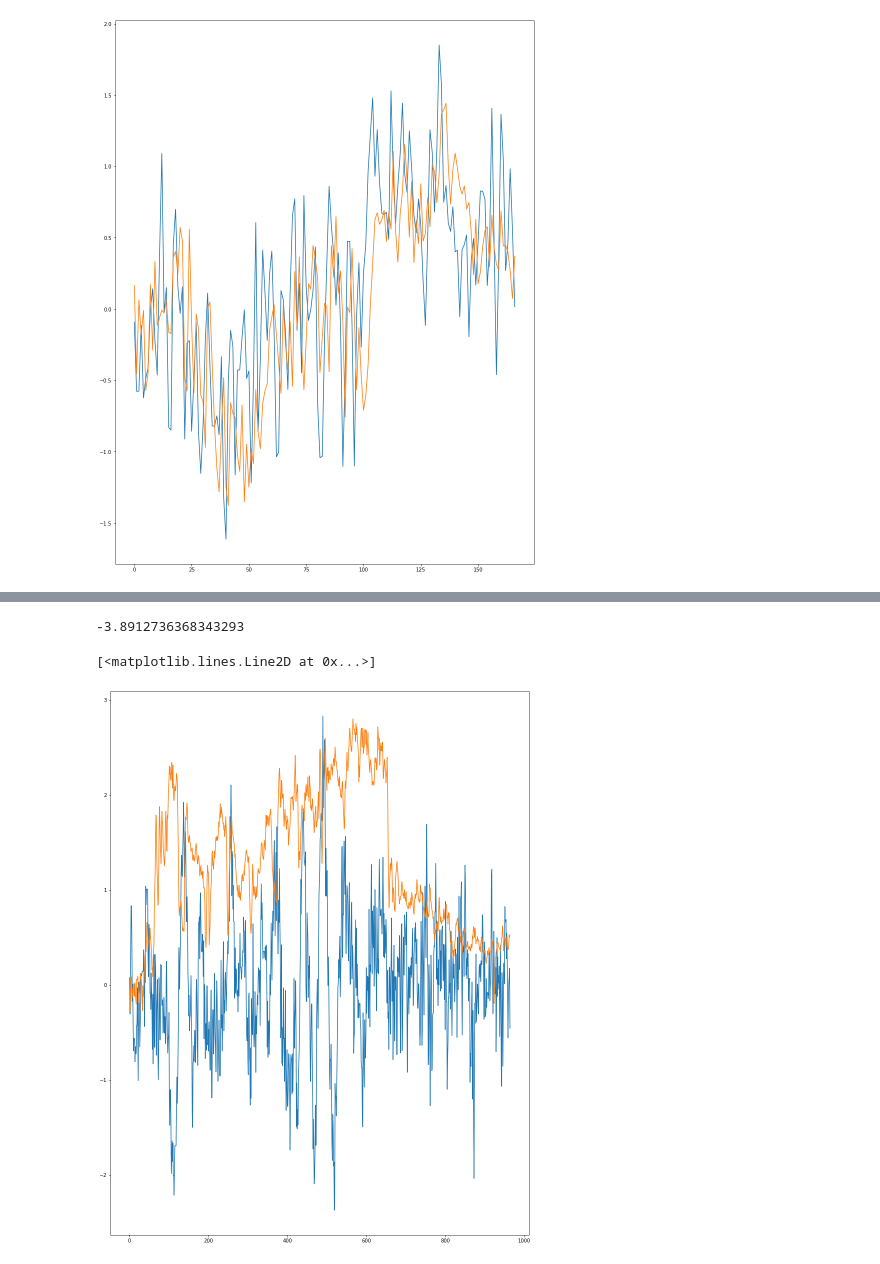
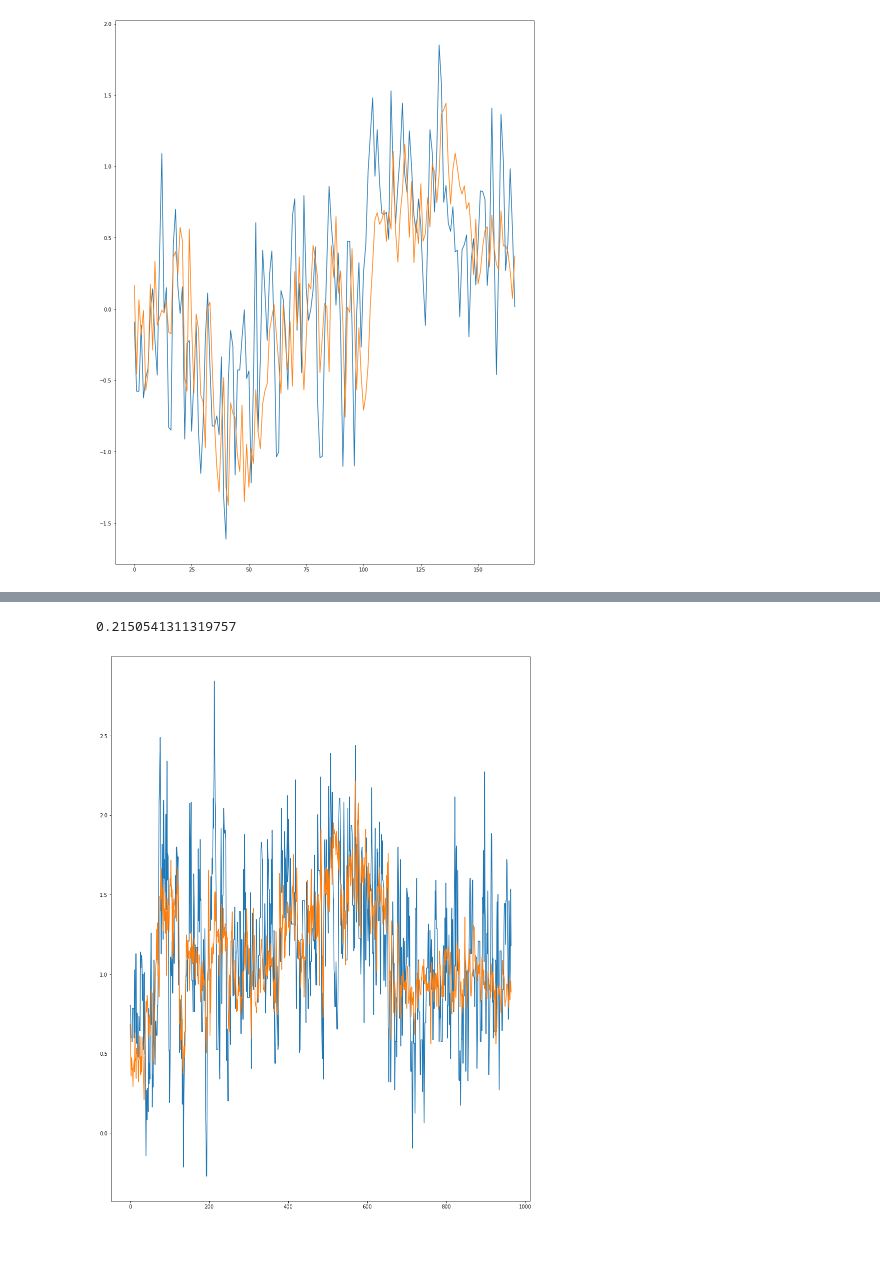
Before and after one commit to kubasikora/MI-Projekt, a Jupyter notebook: GeneticFinal.ipynb, the cells around one changed output, grey strips where cells are left out. Cells and saved outputs as stored; diff of their text form; code cells hidden in the pictures.

```diff
--- a/GeneticFinal.ipynb
+++ b/GeneticFinal.ipynb
@@ -272,7 +272,7 @@ A_learn = createModelMatrix(u_learn, optimM)
 df0l = pd.DataFrame(A_learn)
 print(df0l.shape)
 print(output_learn_cut.shape)
-df0l.insert(dfl0.shape[1]-1, "y_verif", output_learn_cut)
+df0l.insert(df0l.shape[1]-1, "y_learn", output_learn_cut)
 [train0, test0] = train_test_split(df0l, train_size=TRAINTESTRATIO, random_state=0)
 
 u_learn1, y_learn1 = prepareSignals(scaledDataFrames[1], inputs, output)
@@ -283,7 +283,7 @@ output_verif_cut1 = y_verif1[maxDelay : numberOfSamples - maxOrder]
 A_learn1 = createModelMatrix(u_learn1, optimM)
 
 df1l = pd.DataFrame(A_learn1)
-df1l.insert(df1l.shape[1]-1, "y_verif", output_learn_cut1)
+df1l.insert(df1l.shape[1]-1, "y_learn", output_learn_cut1)
 [train1, test1] = train_test_split(df1l, train_size=TRAINTESTRATIO, random_state=0)
 
 u_learn2, y_learn2 = prepareSignals(scaledDataFrames[2], inputs, output)
@@ -294,7 +294,7 @@ output_verif_cut2 = y_verif2[maxDelay : numberOfSamples - maxOrder]
 A_learn2 = createModelMatrix(u_learn2, optimM)
 
 df2l = pd.DataFrame(A_learn2)
-df2l.insert(df2l.shape[1]-1, "y_verif", output_learn_cut2)
+df2l.insert(df2l.shape[1]-1, "y_learn", output_learn_cut2)
 [train2, test2] = train_test_split(df2l, train_size=TRAINTESTRATIO, random_state=0)
 
 u_learn3, y_learn3 = prepareSignals(scaledDataFrames[3], inputs, output)
@@ -305,16 +305,16 @@ output_verif_cut3 = y_verif3[maxDelay : numberOfSamples - maxOrder]
 A_learn3 = createModelMatrix(u_learn3, optimM)
 
 df3l = pd.DataFrame(A_learn3)
-df3l.insert(df3l.shape[1]-1, "y_verif", output_learn_cut3)
+df3l.insert(df3l.shape[1]-1, "y_learn", output_learn_cut3)
 [train3, test3] = train_test_split(df3l, train_size=TRAINTESTRATIO, random_state=0)
 
-print(train0["y_verif"].values.shape)
-print(train1["y_verif"].values.shape)
-print(train2["y_verif"].values.shape)
-print(train3["y_verif"].values.shape)
+print(train0["y_learn"].values.shape)
+print(train1["y_learn"].values.shape)
+print(train2["y_learn"].values.shape)
+print(train3["y_learn"].values.shape)
 
-Al = np.vstack((train0.drop(["y_verif"],axis=1).values, train1.drop(["y_verif"],axis=1).values, train2.drop(["y_verif"],axis=1).values, train3.drop(["y_verif"],axis=1).values))
-yl = np.concatenate((train0["y_verif"].values, train1["y_verif"].values, train2["y_verif"].values, train3["y_verif"].values))
+Al = np.vstack((train0.drop(["y_learn"],axis=1).values, train1.drop(["y_learn"],axis=1).values, train2.drop(["y_learn"],axis=1).values, train3.drop(["y_learn"],axis=1).values))
+yl = np.concatenate((train0["y_learn"].values, train1["y_learn"].values, train2["y_learn"].values, train3["y_learn"].values))
 
 model = linear_model.LinearRegression().fit(Al, yl)
 score = evalModelScore(model, optimM, u_verif, y_verif)
@@ -609,33 +630,34 @@ plt.plot(model_outputs)
 # %%
-u_learn1, y_learn1 = prepareSignals(scaledDataFrames[1], inputs, output)
-u_verif1, y_verif1 = prepareSignals(scaledDataFrames[1], inputs, output)
+u_learn1, y_learn1 = prepareSignals(scaledDataFrames[1], inputsdp, outputdp)
+u_verif1, y_verif1 = prepareSignals(scaledDataFrames[1], inputsdp, outputdp)
 numberOfSamples = y_learn1.shape[0]
 output_learn_cut1 = y_learn1[maxDelay : numberOfSamples - maxOrder]
 output_verif_cut1 = y_verif1[maxDelay : numberOfSamples - maxOrder]
 A_learn1 = createModelMatrix(u_learn1, optimM)
 
 data_idx_1 = maxOrder+maxDelay+1
 u_verif_wip_1 = np.array(u_verif1[0:data_idx_1],copy=True)
 A_verif_1 = createModelMatrix(u_verif_wip_1, optimM)
 
 model_outputs_1 = np.array([])
 for i in range(data_idx_1, data_idx_1+len(output_learn_cut1)):
     output_model_verif1 = model.predict(A_verif_1)
     model_outputs_1 = np.append(model_outputs_1, output_model_verif1)
     u_verif_wip_1 = np.vstack((u_verif_wip_1, u_verif1[data_idx_1:data_idx_1+1]))[1:]
     data_idx_1 += 1
     u_verif_wip_1[-1][-1] = output_model_verif1[-1]
     A_verif_1 = createModelMatrix(u_verif_wip_1, optimM)
 
 verif_score1 = r2_score(output_verif_cut1, model_outputs_1)
 print(verif_score1)
 
 # plot data
 plt.rcParams['figure.figsize'] = [15, 20]
 plt.plot(output_verif_cut1)
 plt.plot(model_outputs_1)
+pdres = pd.DataFrame(np.array([output_verif_cut1[:,0], model_outputs_1]).transpose())
+pdres.to_csv("./results/genetic/dp_1.csv", index=False, header=False)
 # %% [output]
--3.8912736368343293
+0.2150541311319757
-[<matplotlib.lines.Line2D at 0x...>]
-[figure, old version]
+[figure, new version]
 # %%
```
Also changed, not shown: parts of 7 cells of this notebook, 51 other files.
